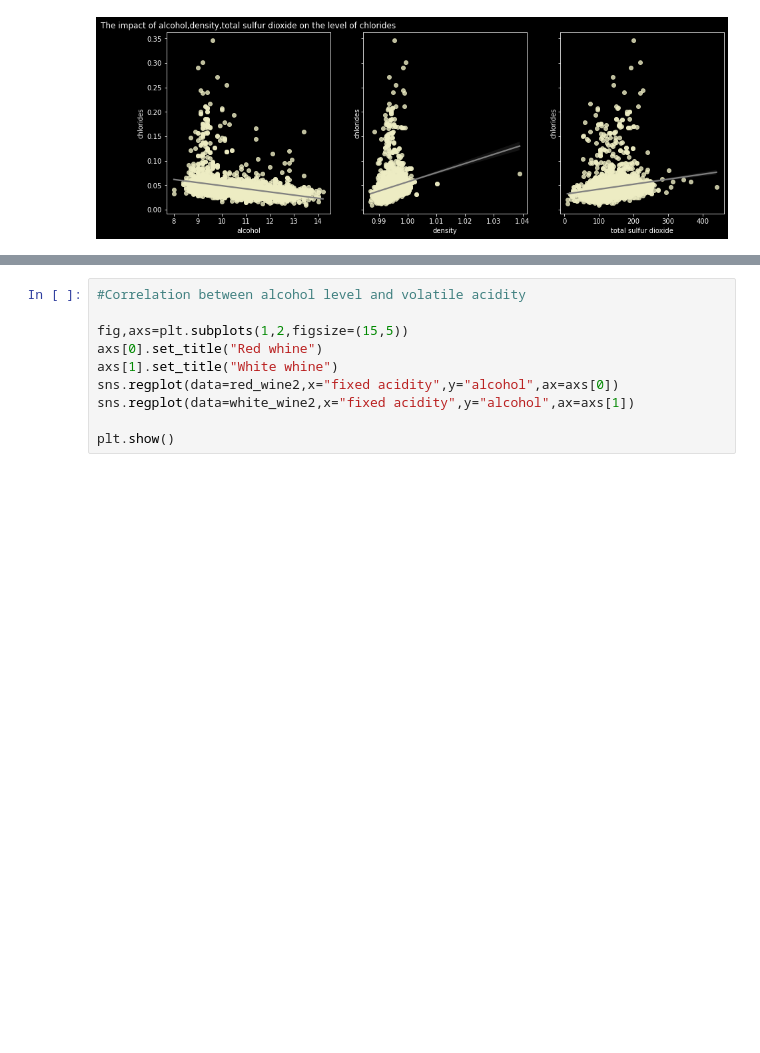
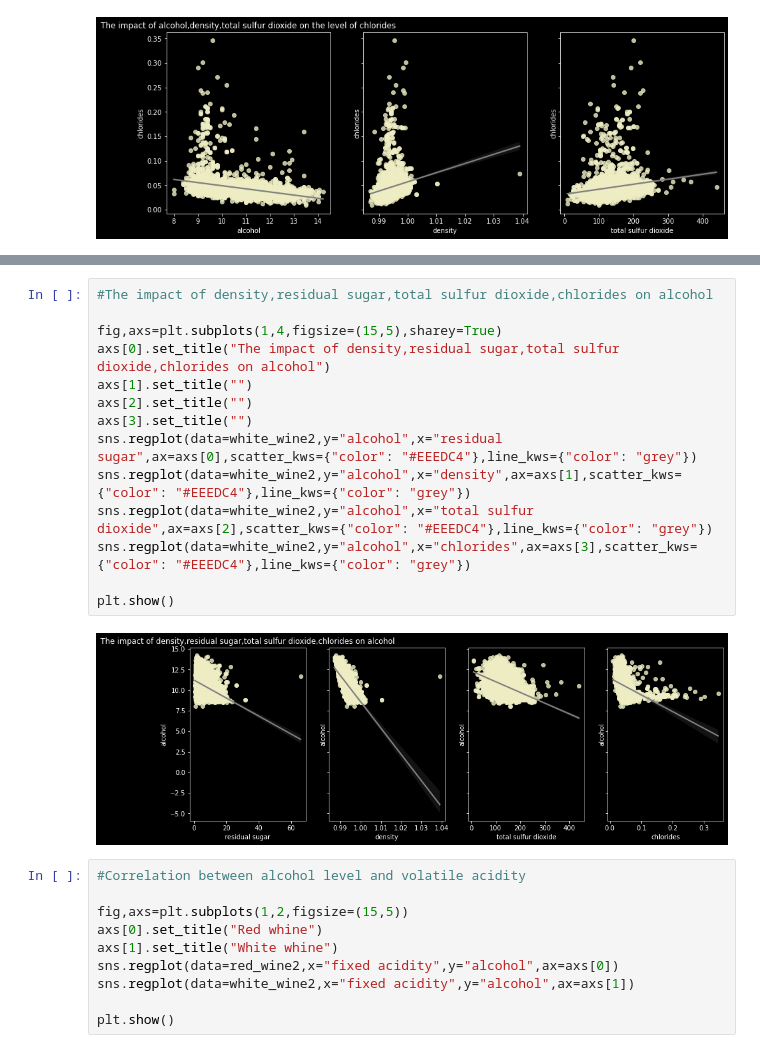
Before and after one commit to YanaOrf/BlueBerryWinery, a Jupyter notebook: BlueBerryWinery.ipynb, the cells around one changed output, grey strips where cells are left out. Saved outputs shown, nothing was run; the diff lists cells and outputs as text; blank space fills up the shorter version.

```diff
--- a/BlueBerryWinery.ipynb
+++ b/BlueBerryWinery.ipynb
@@ -620,3 +633,19 @@ plt.show()
+# %%
+#The impact of density,residual sugar,total sulfur dioxide,chlorides on alcohol
+
+fig,axs=plt.subplots(1,4,figsize=(15,5),sharey=True)
+axs[0].set_title("The impact of density,residual sugar,total sulfur dioxide,chlorides on alcohol")
+axs[1].set_title("")
+axs[2].set_title("")
+axs[3].set_title("")
+sns.regplot(data=white_wine2,y="alcohol",x="residual sugar",ax=axs[0],scatter_kws={"color": "#EEEDC4"},line_kws={"color": "grey"})
+sns.regplot(data=white_wine2,y="alcohol",x="density",ax=axs[1],scatter_kws={"color": "#EEEDC4"},line_kws={"color": "grey"})
+sns.regplot(data=white_wine2,y="alcohol",x="total sulfur dioxide",ax=axs[2],scatter_kws={"color": "#EEEDC4"},line_kws={"color": "grey"})
+sns.regplot(data=white_wine2,y="alcohol",x="chlorides",ax=axs[3],scatter_kws={"color": "#EEEDC4"},line_kws={"color": "grey"})
+
+plt.show()
+# %% [output]
+[figure, added]
 # %%
 #Correlation between alcohol level and volatile acidity
 
```
Also changed, not shown: parts of 11 cells of this notebook.
